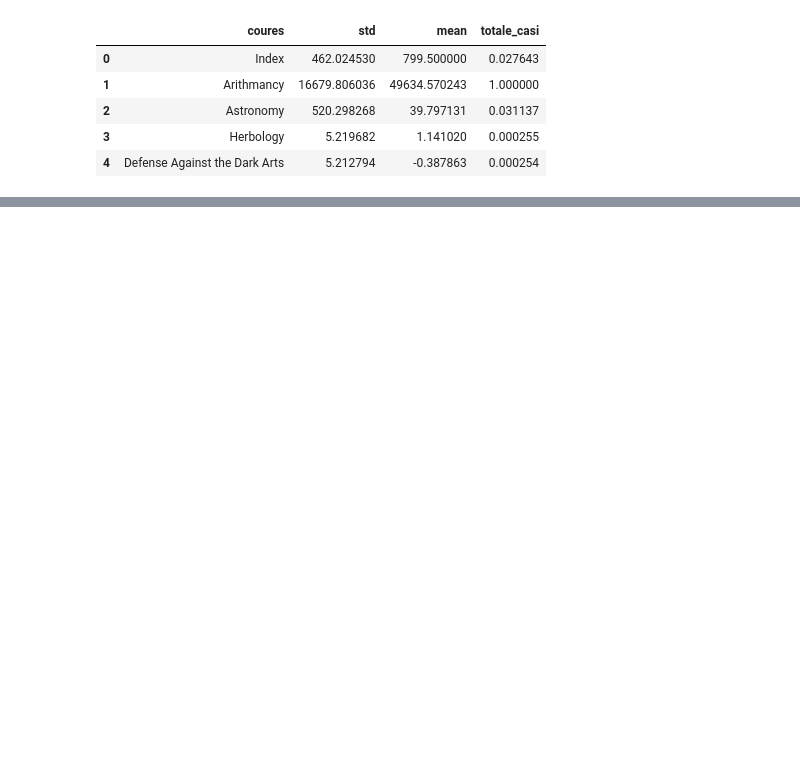
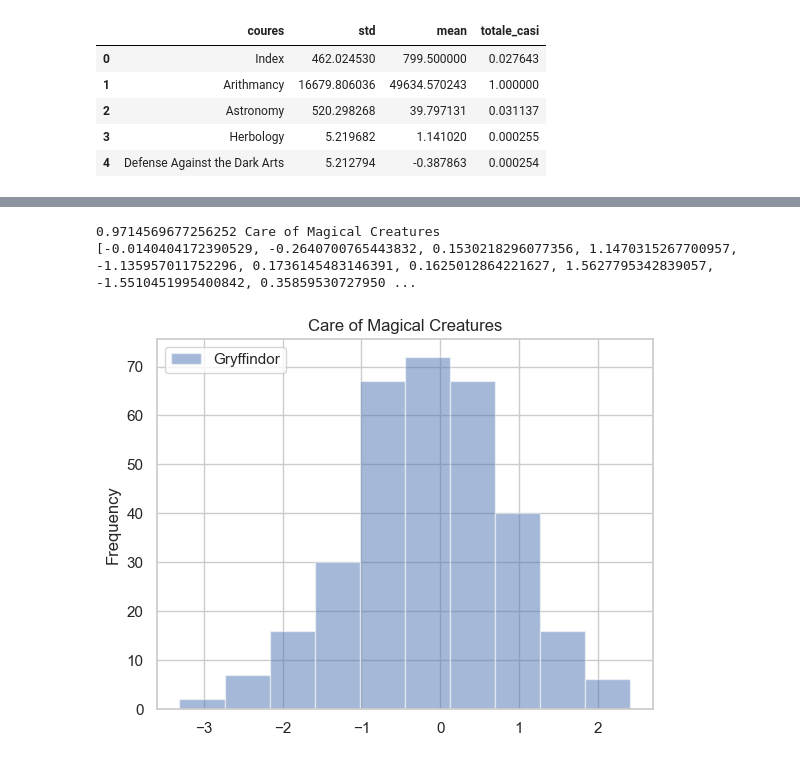
Before and after one commit to abdessamadalami/Harry-Potter-and-a-Data-Scientist, a Jupyter notebook: hestogram.ipynb, the cells around one changed output, grey strips where cells are left out. Cells and saved outputs as stored; diff of their text form; code cells hidden in the pictures; blank space fills up the shorter version.

```diff
--- a/hestogram.ipynb
+++ b/hestogram.ipynb
@@ -96,0 +97,40 @@ plt.show()
+# %%
+houses = {"Gryffindor": 1, "Hufflepuff": 2, "Ravenclaw": 3, "Slytherin": 4}
+def get_key(val, my_dict):
+    for key, value in my_dict.items():
+        if val == value:
+            return key
+# %%
+
+def histogram(dataset):
+    dataset["Hogwarts House"].replace(houses, inplace=True)
+    data = dataset.select_dtypes("number")
+    min_std = 9999999
+    best = ""
+    for col in data.columns:
+        # print(col)
+        if col != "Hogwarts House" and col != "Index":
+            if min_std > data[col].std():
+                min_std = data[col].std()
+                best = col
+    print(min_std, best)
+    plt.figure()
+    col = best
+    plt.title(best)
+    for i in range(1, 5):
+        current = []
+        for index, elem in enumerate(data[col]):
+            if data["Hogwarts House"][index] == i:
+                current.append(elem)
+        house = get_key(i, houses)
+        print(current)
+        plt.hist(current, alpha=0.5, label=house)
+        plt.ylabel("Frequency")
+        plt.legend(loc="upper left")
+        break
+    plt.show()
+histogram(df)
+# %% [output]
+0.9714569677256252 Care of Magical Creatures
+[-0.0140404172390529, -0.2640700765443832, 0.1530218296077356, 1.1470315267700957, -1.135957011752296, 0.1736145483146391, 0.1625012864221627, 1.5627795342839057, -1.5510451995400842, 0.35859530727950 ...
+[figure, added]
```
Also changed, not shown: parts of 1 cell of this notebook.
